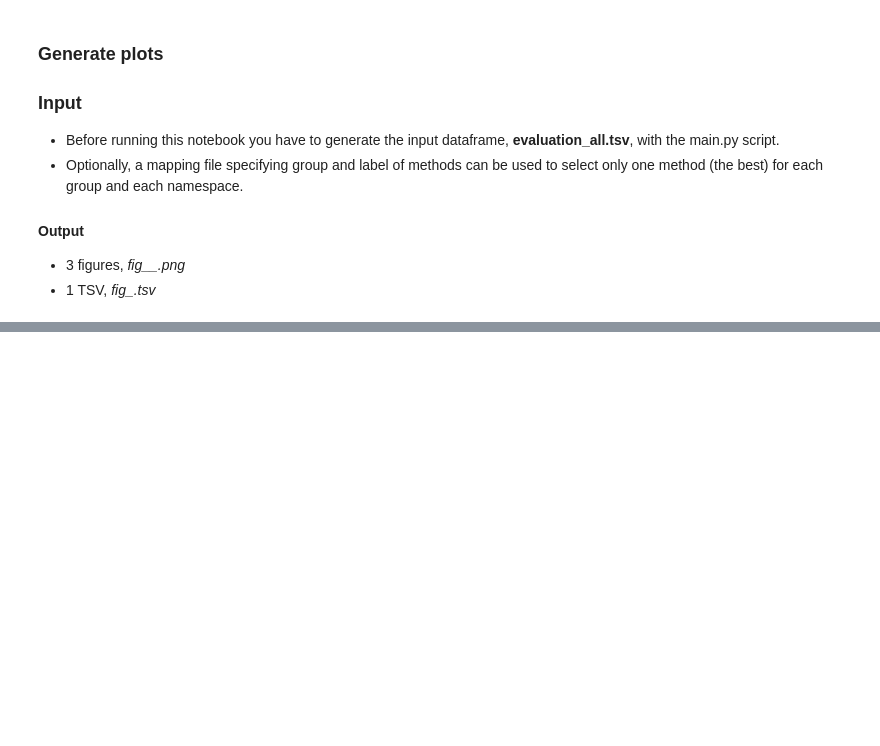
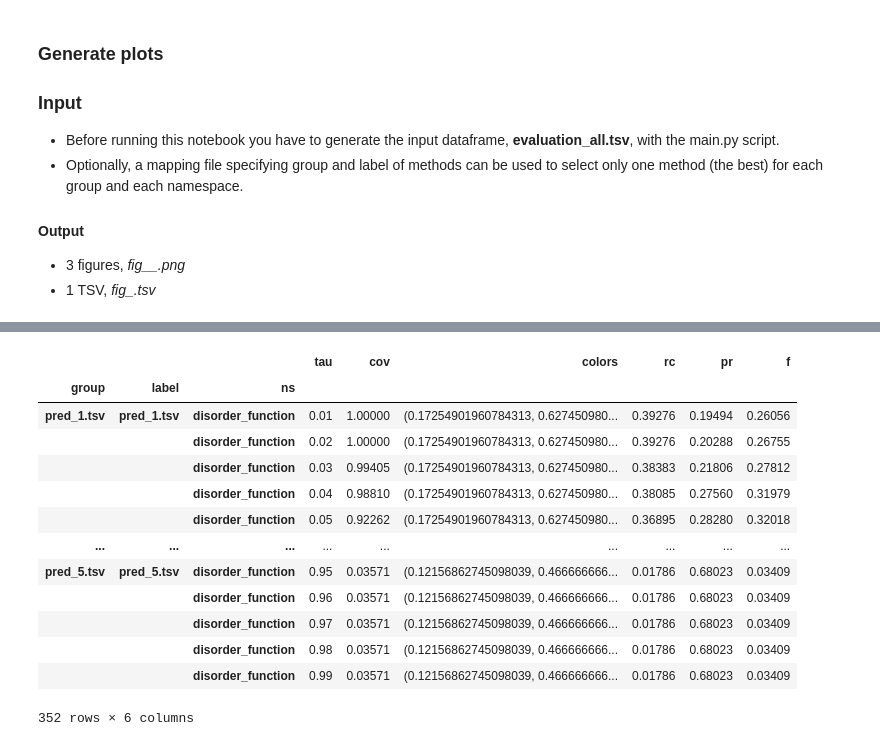
Before and after one commit to BioComputingUP/CAFA-evaluator, a Jupyter notebook: src/plot.ipynb, the cells around one changed output, grey strips where cells are left out. Drawn from its saved outputs; the diff is of its cells as text; code cells hidden in the pictures; blank space fills up the shorter version.

```diff
--- a/src/plot.ipynb
+++ b/src/plot.ipynb
@@ -10,13 +10,22 @@
 * 1 TSV, *fig_<metric>.tsv*
 # %%
 # Input
-df_file = "../../CAFA-evaluator_data/CAFA3_inga/results/evaluation_all.tsv"
-out_folder = "../../CAFA-evaluator_data/CAFA3_inga/results"
+# df_file = "../../CAFA-evaluator_data/CAFA3_inga/results/evaluation_all.tsv"
+# out_folder = "../../CAFA-evaluator_data/CAFA3_inga/results"
+
+# df_file = "../../CAFA-evaluator_data/test_propagation/evaluation_all.tsv"
+# out_folder = "../../CAFA-evaluator_data/test_propagation"
+
+df_file = "../../CAFA-evaluator_data/pkg_example/results/evaluation_all.tsv"
+out_folder = "../../CAFA-evaluator_data/pkg_example/results"
 
 # Set to None if you don't want to use it. Results will not be grouped/filtered by team
 names_file = None
 # names_file = "../../CAFA-evaluator_data/CAFA3/names.tsv"
 
+# Cumulate the last column of the cols variable, e.g. "pr" --> precision, so that the curves are monotonic as in CAFA
+cumulate = True
+
 # Select a metric
 metric, cols = ('f', ['rc', 'pr'])
 # metric, cols =  ('wf', ['wrc', 'wpr'])
@@ -64,14 +133,32 @@ df_best
 # %%
 # Filter the dataframe for the best methods
 df_methods = df.reset_index('tau').loc[[ele[:-1] for ele in index_best], ['tau', 'cov', 'colors'] + cols + [metric]].sort_index()
+
 # Makes the curves monotonic. Cumulative max on the last column of the cols variable, e.g. "pr" --> precision
-if metric in ['f', 'wf']:
-    df_methods[cols[-1]] = df_methods.groupby(level=['label', 'ns'])[cols[-1]].cummax()
-else:
-    df_methods[cols[-1]] = df_methods.groupby(level=['label', 'ns'])[cols[-1]].cummin()
+if cumulate:
+    if metric in ['f', 'wf']:
+        df_methods[cols[-1]] = df_methods.groupby(level=['label', 'ns'])[cols[-1]].cummax()
+    else:
+        df_methods[cols[-1]] = df_methods.groupby(level=['label', 'ns'])[cols[-1]].cummin()
+
 # Save to file
 df_methods.drop(columns=['colors']).to_csv('{}/fig_{}.tsv'.format(out_folder, metric), float_format="%.3f", sep="\t")
 df_methods
+# %% [output]
+|  |  |  | tau | cov | colors | rc | pr | f |
+| group | label | ns |  |  |  |  |  |  |
+| pred_1.tsv | pred_1.tsv | disorder_function | 0.01 | 1.00000 | (0.17254901960784313, 0.627450980... | 0.39276 | 0.19494 | 0.26056 |
+|  |  | disorder_function | 0.02 | 1.00000 | (0.17254901960784313, 0.627450980... | 0.39276 | 0.20288 | 0.26755 |
+|  |  | disorder_function | 0.03 | 0.99405 | (0.17254901960784313, 0.627450980... | 0.38383 | 0.21806 | 0.27812 |
+|  |  | disorder_function | 0.04 | 0.98810 | (0.17254901960784313, 0.627450980... | 0.38085 | 0.27560 | 0.31979 |
+|  |  | disorder_function | 0.05 | 0.92262 | (0.17254901960784313, 0.627450980... | 0.36895 | 0.28280 | 0.32018 |
+| ... | ... | ... | ... | ... | ... | ... | ... | ... |
+| pred_5.tsv | pred_5.tsv | disorder_function | 0.95 | 0.03571 | (0.12156862745098039, 0.466666666... | 0.01786 | 0.68023 | 0.03409 |
+|  |  | disorder_function | 0.96 | 0.03571 | (0.12156862745098039, 0.466666666... | 0.01786 | 0.68023 | 0.03409 |
+|  |  | disorder_function | 0.97 | 0.03571 | (0.12156862745098039, 0.466666666... | 0.01786 | 0.68023 | 0.03409 |
+|  |  | disorder_function | 0.98 | 0.03571 | (0.12156862745098039, 0.466666666... | 0.01786 | 0.68023 | 0.03409 |
+|  |  | disorder_function | 0.99 | 0.03571 | (0.12156862745098039, 0.466666666... | 0.01786 | 0.68023 | 0.03409 |
+352 rows × 6 columns
 # %%
 # Calculate the max coverage across all thresholds
 df_best['max_cov'] = df_methods.groupby(level=['group', 'label', 'ns'])['cov'].max()
```
Also changed, not shown: parts of 8 cells of this notebook, 33 other files.
